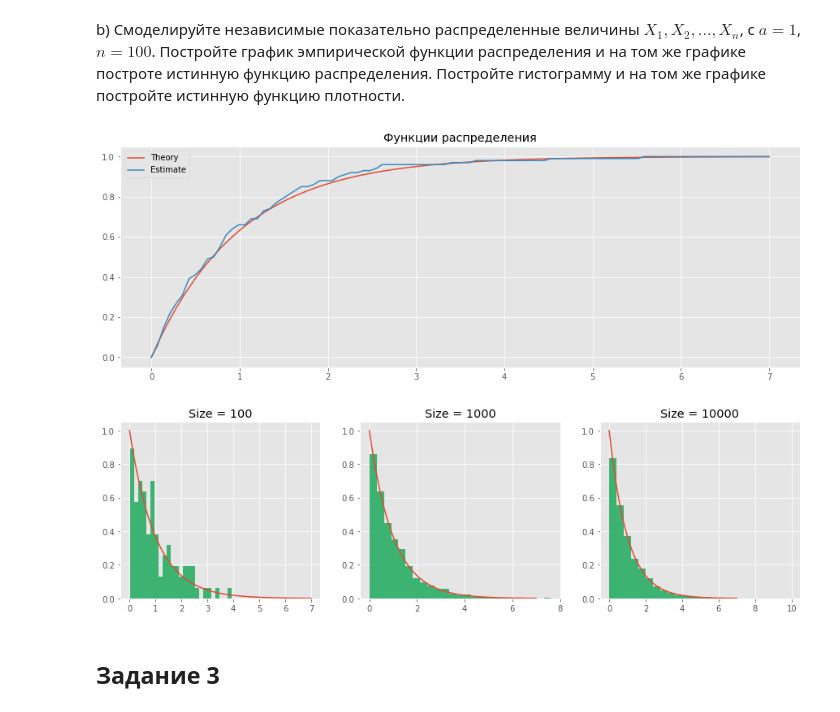
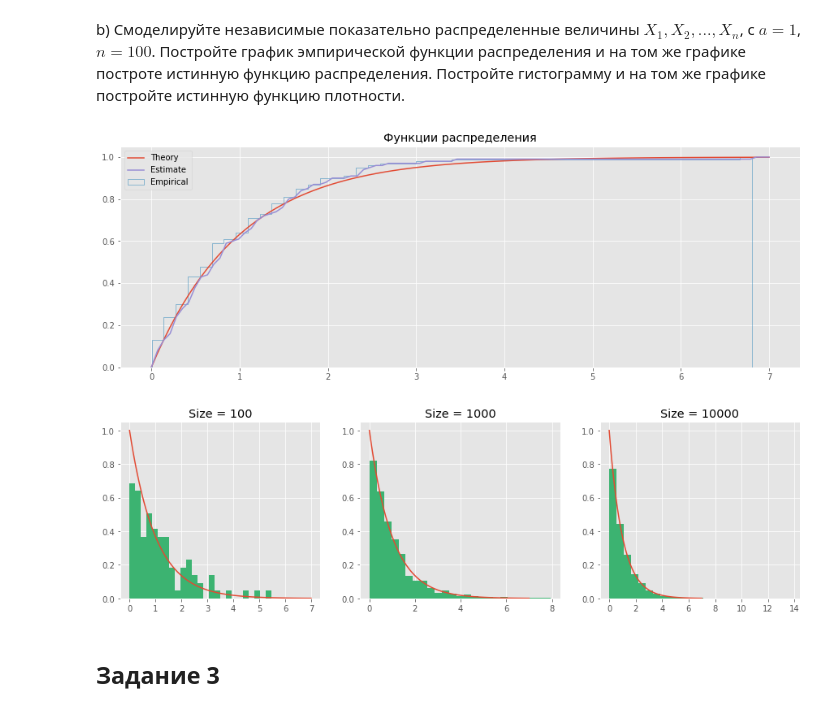
Before and after one commit to Tismoney/math-stat, a Jupyter notebook: home_task_1.ipynb, the cells around one changed output. Drawn from its saved outputs; the diff is of its cells as text; code cells hidden in the pictures.

```diff
--- a/home_task_1.ipynb
+++ b/home_task_1.ipynb
@@ -21,7 +20,7 @@ import warnings
 warnings.filterwarnings('ignore')
 # %%
 def make_unif(size, theta=1):
-    x_unif = rvs(size=size, scale=1)
+    x_unif = uniform.rvs(size=size, scale=1)
     return x_unif
 # %%
 size_list = [100, 1000, 10000, 100000]
@@ -78,7 +77,7 @@ plt.show()
 a) Предложите способ моделирования независимых случайных величин $X_1, X_2, ..., X_n$, где $$P(X_i \leq t) = 1 − e^{−t/a}, ~ t > 0 ~ (a > 0 - постоянная) ~ i = 1, 2, ..., n.$$
 # %%
 def make_exp(size, a=1):
-    x_unif = rvs(size=size)
+    x_unif = make_unif(size=size)
     x_exp = -a * np.log(x_unif)
     return x_exp
 # %% [markdown]
@@ -87,26 +86,28 @@ b) Смоделируйте независимые показательно ра
 # %%
 a = 1
 size = 100
 xlim = np.linspace(0, 7, size)
 x_ber = make_exp(size, a=1)
 
 P_true = 1 - np.exp(-xlim / a)
-P_est = list(map(lambda i: np.sum(x_ber < i)/len(x_ber), xlim))
+P_est = list(map(lambda i: np.sum(x_ber < i)/size, xlim))
 
 
 plt.figure(figsize=(15, 5))
 
+
 plt.plot(xlim, P_true, '-', label = 'Theory')
-#plt.hist(x_ber, bins=50, histtype='step',
-#         cumulative=True, normed=True,
-#         label = 'Empirical')
+plt.hist(x_ber, bins=50, histtype='step',
+        cumulative=True, normed=True,
+        label = 'Empirical')
+#optional
 plt.plot(xlim, P_est, '-', label = 'Estimate')
 
 plt.legend()
 plt.title('Функции распределения')
 plt.show()
 # %% [output]
-[figure, old version]
+[figure, new version]
 # %%
 a = 1
 size_list = [100, 1000, 10000]
@@ -123,7 +124,7 @@ for i, size in enumerate(size_list):
     ax[i].set_title('Size = {}'.format(size))
 plt.show()
 # %% [output]
-[figure, old version]
+[figure, new version]
 # %% [markdown]
 ## Задание 3
 # %% [markdown]
```
Also changed, not shown: parts of 27 cells of this notebook.
